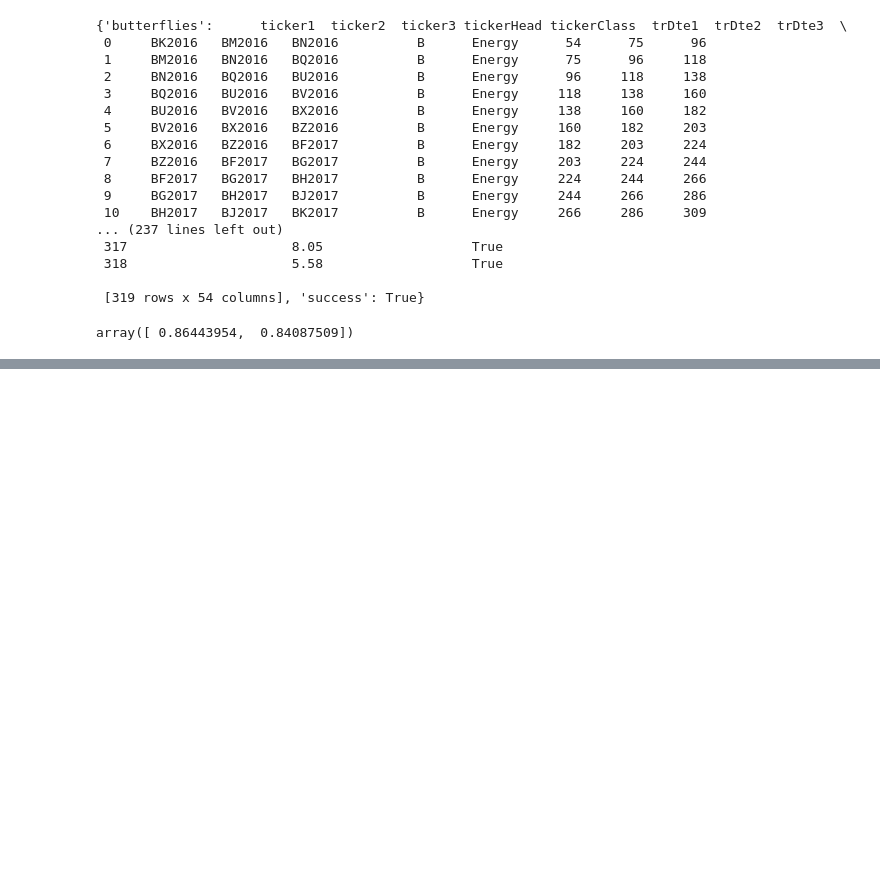
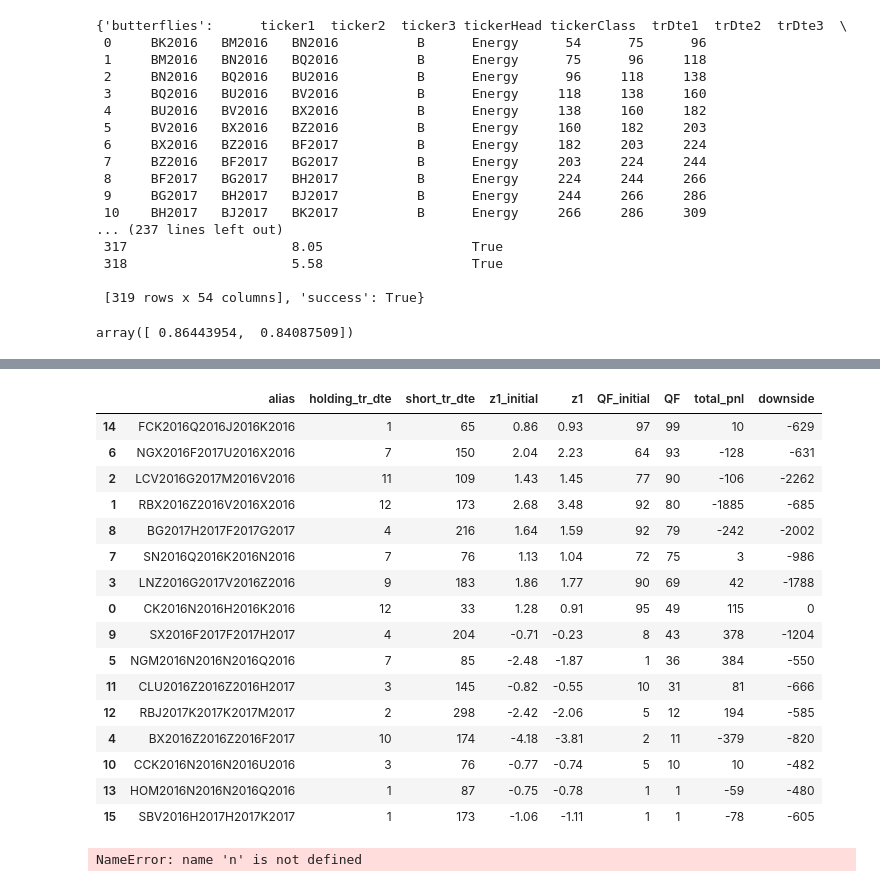
Before and after one commit to d0p34m1n3/repo_barbarossa, a Jupyter notebook: PycharmProjects/quandl/Untitled.ipynb, the cells around one changed output, grey strips where cells are left out. Cells and saved outputs as stored; diff of their text form; code cells hidden in the pictures; blank space fills up the shorter version.

```diff
--- a/PycharmProjects/quandl/Untitled.ipynb
+++ b/PycharmProjects/quandl/Untitled.ipynb
@@ -95,0 +134,26 @@ plt.show()
+# %%
+import formats.strategy_followup_formats as sff
+import my_sql_routines.my_sql_utilities as msu
+import contract_utilities.expiration as exp
+report_date = exp.doubledate_shift_bus_days()
+con = msu.get_my_sql_connection()
+wuhu = sff.generate_futures_butterfly_followup_report(as_of_date=report_date,con=con)
+wuhu
+# %% [output]
+|  | alias | holding_tr_dte | short_tr_dte | z1_initial | z1 | QF_initial | QF | total_pnl | downside |
+| 14 | FCK2016Q2016J2016K2016 | 1 | 65 | 0.86 | 0.93 | 97 | 99 | 10 | -629 |
+| 6 | NGX2016F2017U2016X2016 | 7 | 150 | 2.04 | 2.23 | 64 | 93 | -128 | -631 |
+| 2 | LCV2016G2017M2016V2016 | 11 | 109 | 1.43 | 1.45 | 77 | 90 | -106 | -2262 |
+| 1 | RBX2016Z2016V2016X2016 | 12 | 173 | 2.68 | 3.48 | 92 | 80 | -1885 | -685 |
+| 8 | BG2017H2017F2017G2017 | 4 | 216 | 1.64 | 1.59 | 92 | 79 | -242 | -2002 |
+| 7 | SN2016Q2016K2016N2016 | 7 | 76 | 1.13 | 1.04 | 72 | 75 | 3 | -986 |
+| 3 | LNZ2016G2017V2016Z2016 | 9 | 183 | 1.86 | 1.77 | 90 | 69 | 42 | -1788 |
+| 0 | CK2016N2016H2016K2016 | 12 | 33 | 1.28 | 0.91 | 95 | 49 | 115 | 0 |
+| 9 | SX2016F2017F2017H2017 | 4 | 204 | -0.71 | -0.23 | 8 | 43 | 378 | -1204 |
+| 5 | NGM2016N2016N2016Q2016 | 7 | 85 | -2.48 | -1.87 | 1 | 36 | 384 | -550 |
+| 11 | CLU2016Z2016Z2016H2017 | 3 | 145 | -0.82 | -0.55 | 10 | 31 | 81 | -666 |
+| 12 | RBJ2017K2017K2017M2017 | 2 | 298 | -2.42 | -2.06 | 5 | 12 | 194 | -585 |
+| 4 | BX2016Z2016Z2016F2017 | 10 | 174 | -4.18 | -3.81 | 2 | 11 | -379 | -820 |
+| 10 | CCK2016N2016N2016U2016 | 3 | 76 | -0.77 | -0.74 | 5 | 10 | 10 | -482 |
+| 13 | HOM2016N2016N2016Q2016 | 1 | 87 | -0.75 | -0.78 | 1 | 1 | -59 | -480 |
+| 15 | SBV2016H2017H2017K2017 | 1 | 173 | -1.06 | -1.11 | 1 | 1 | -78 | -605 |
@@ -95,0 +173,8 @@ plt.show()
+# %%
+import risk.historical_risk as hr
+import ta.strategy as ts
+#aligned_data = hr.get_historical_risk_4strategy(alias='spreadCarryJan16')
+n#et_position = ts.get_net_position_4strategy_alias(alias='spreadCarryJan16')
+net_position['qty'][2]
+# %% [output]
+NameError: name 'n' is not defined
```
Also changed, not shown: parts of 27 cells of this notebook, 23 other files.
